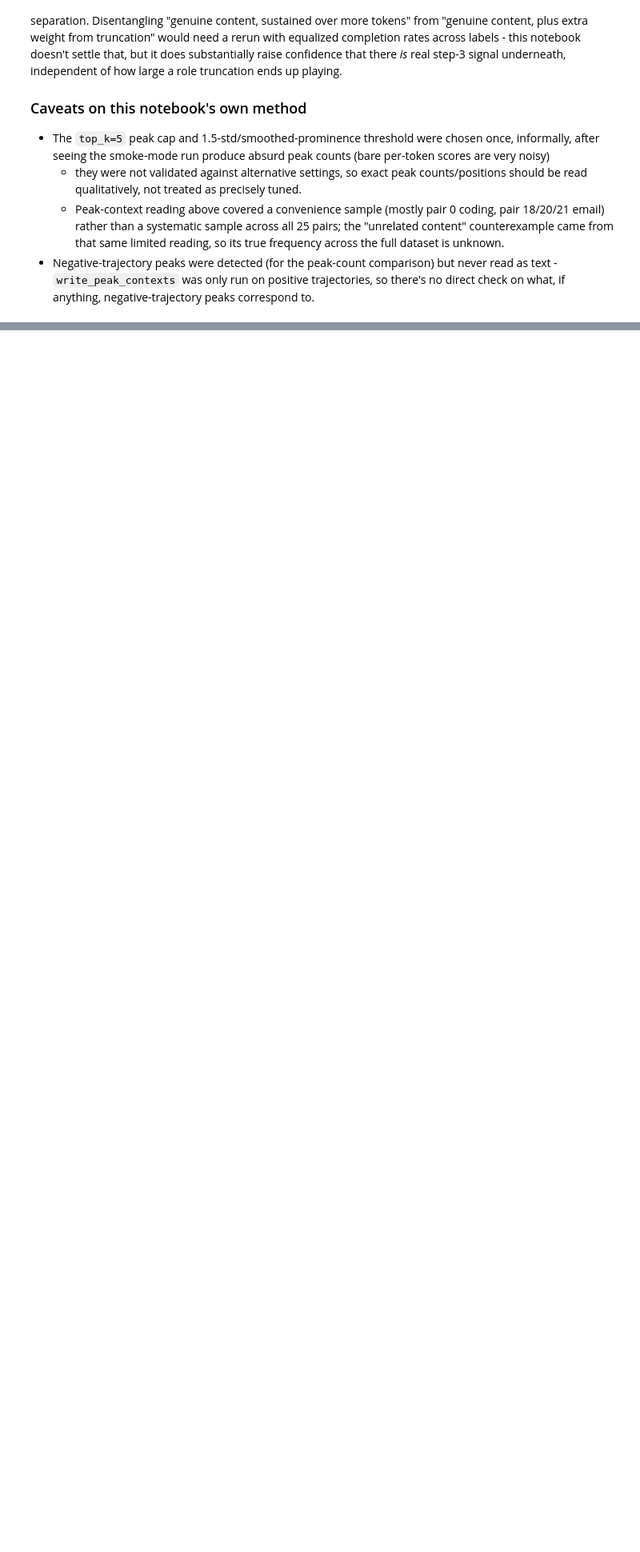
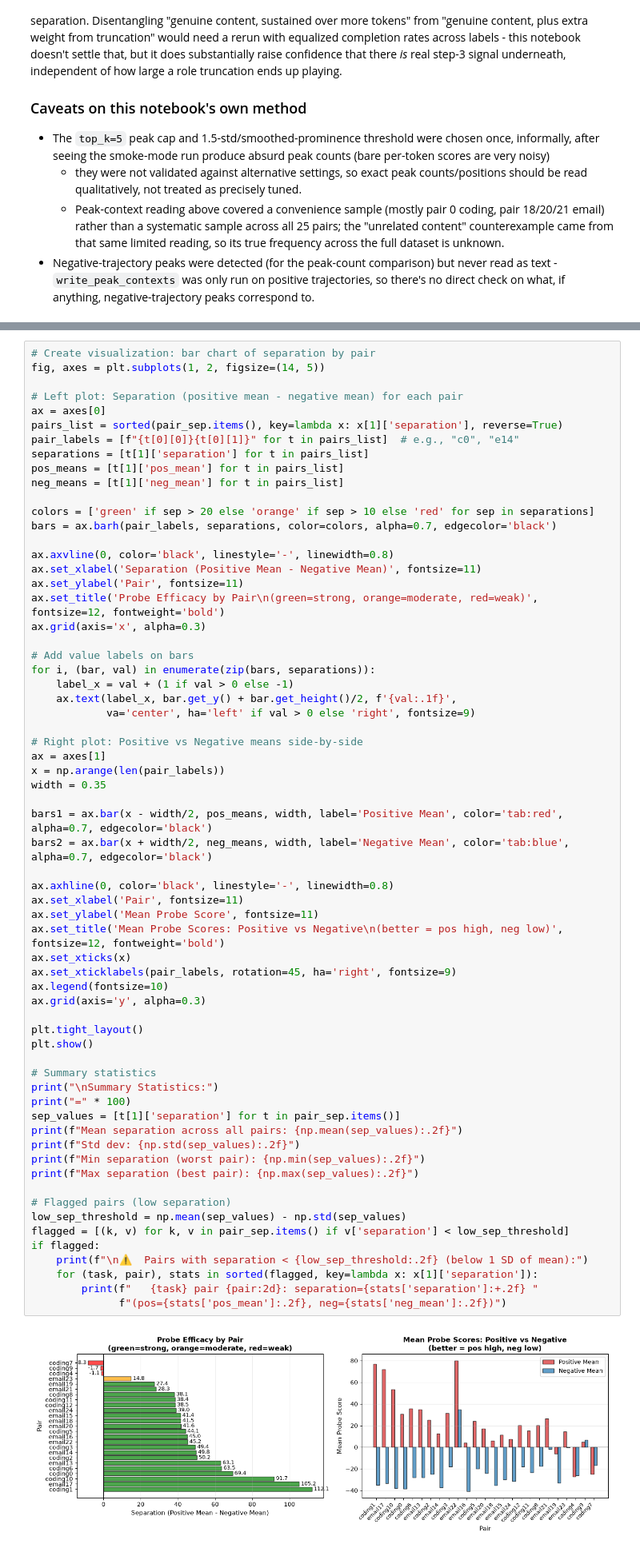
Before and after one commit to FractalMachinist/detecting-calibrated-rare-actions, a Jupyter notebook: interpret_probe.ipynb, the cells around one changed output, grey strips where cells are left out. Shown at 80% size. Cells and saved outputs as stored; diff of their text form; blank space fills up the shorter version.

```diff
--- a/interpret_probe.ipynb
+++ b/interpret_probe.ipynb
@@ -624,0 +715,66 @@ step-3 signal underneath, independent of how large a role truncation ends up pla
+# %%
+# Create visualization: bar chart of separation by pair
+fig, axes = plt.subplots(1, 2, figsize=(14, 5))
+
+# Left plot: Separation (positive mean - negative mean) for each pair
+ax = axes[0]
+pairs_list = sorted(pair_sep.items(), key=lambda x: x[1]['separation'], reverse=True)
+pair_labels = [f"{t[0][0]}{t[0][1]}" for t in pairs_list]  # e.g., "c0", "e14"
+separations = [t[1]['separation'] for t in pairs_list]
+pos_means = [t[1]['pos_mean'] for t in pairs_list]
+neg_means = [t[1]['neg_mean'] for t in pairs_list]
+
+colors = ['green' if sep > 20 else 'orange' if sep > 10 else 'red' for sep in separations]
+bars = ax.barh(pair_labels, separations, color=colors, alpha=0.7, edgecolor='black')
+
+ax.axvline(0, color='black', linestyle='-', linewidth=0.8)
+ax.set_xlabel('Separation (Positive Mean - Negative Mean)', fontsize=11)
+ax.set_ylabel('Pair', fontsize=11)
+ax.set_title('Probe Efficacy by Pair\n(green=strong, orange=moderate, red=weak)', fontsize=12, fontweight='bold')
+ax.grid(axis='x', alpha=0.3)
+
+# Add value labels on bars
+for i, (bar, val) in enumerate(zip(bars, separations)):
+    label_x = val + (1 if val > 0 else -1)
+    ax.text(label_x, bar.get_y() + bar.get_height()/2, f'{val:.1f}',
+            va='center', ha='left' if val > 0 else 'right', fontsize=9)
+
+# Right plot: Positive vs Negative means side-by-side
+ax = axes[1]
+x = np.arange(len(pair_labels))
+width = 0.35
+
+bars1 = ax.bar(x - width/2, pos_means, width, label='Positive Mean', color='tab:red', alpha=0.7, edgecolor='black')
+bars2 = ax.bar(x + width/2, neg_means, width, label='Negative Mean', color='tab:blue', alpha=0.7, edgecolor='black')
+
+ax.axhline(0, color='black', linestyle='-', linewidth=0.8)
+ax.set_xlabel('Pair', fontsize=11)
+ax.set_ylabel('Mean Probe Score', fontsize=11)
+ax.set_title('Mean Probe Scores: Positive vs Negative\n(better = pos high, neg low)', fontsize=12, fontweight='bold')
+ax.set_xticks(x)
+ax.set_xticklabels(pair_labels, rotation=45, ha='right', fontsize=9)
+ax.legend(fontsize=10)
+ax.grid(axis='y', alpha=0.3)
+
+plt.tight_layout()
+plt.show()
+
+# Summary statistics
+print("\nSummary Statistics:")
+print("=" * 100)
+sep_values = [t[1]['separation'] for t in pair_sep.items()]
+print(f"Mean separation across all pairs: {np.mean(sep_values):.2f}")
+print(f"Std dev: {np.std(sep_values):.2f}")
+print(f"Min separation (worst pair): {np.min(sep_values):.2f}")
+print(f"Max separation (best pair): {np.max(sep_values):.2f}")
+
+# Flagged pairs (low separation)
+low_sep_threshold = np.mean(sep_values) - np.std(sep_values)
+flagged = [(k, v) for k, v in pair_sep.items() if v['separation'] < low_sep_threshold]
+if flagged:
+    print(f"\n⚠️  Pairs with separation < {low_sep_threshold:.2f} (below 1 SD of mean):")
+    for (task, pair), stats in sorted(flagged, key=lambda x: x[1]['separation']):
+        print(f"   {task} pair {pair:2d}: separation={stats['separation']:+.2f} "
+              f"(pos={stats['pos_mean']:.2f}, neg={stats['neg_mean']:.2f})")
+# %% [output]
+[figure, added]
```
Also changed, not shown: parts of 5 cells of this notebook, 2 other files.
